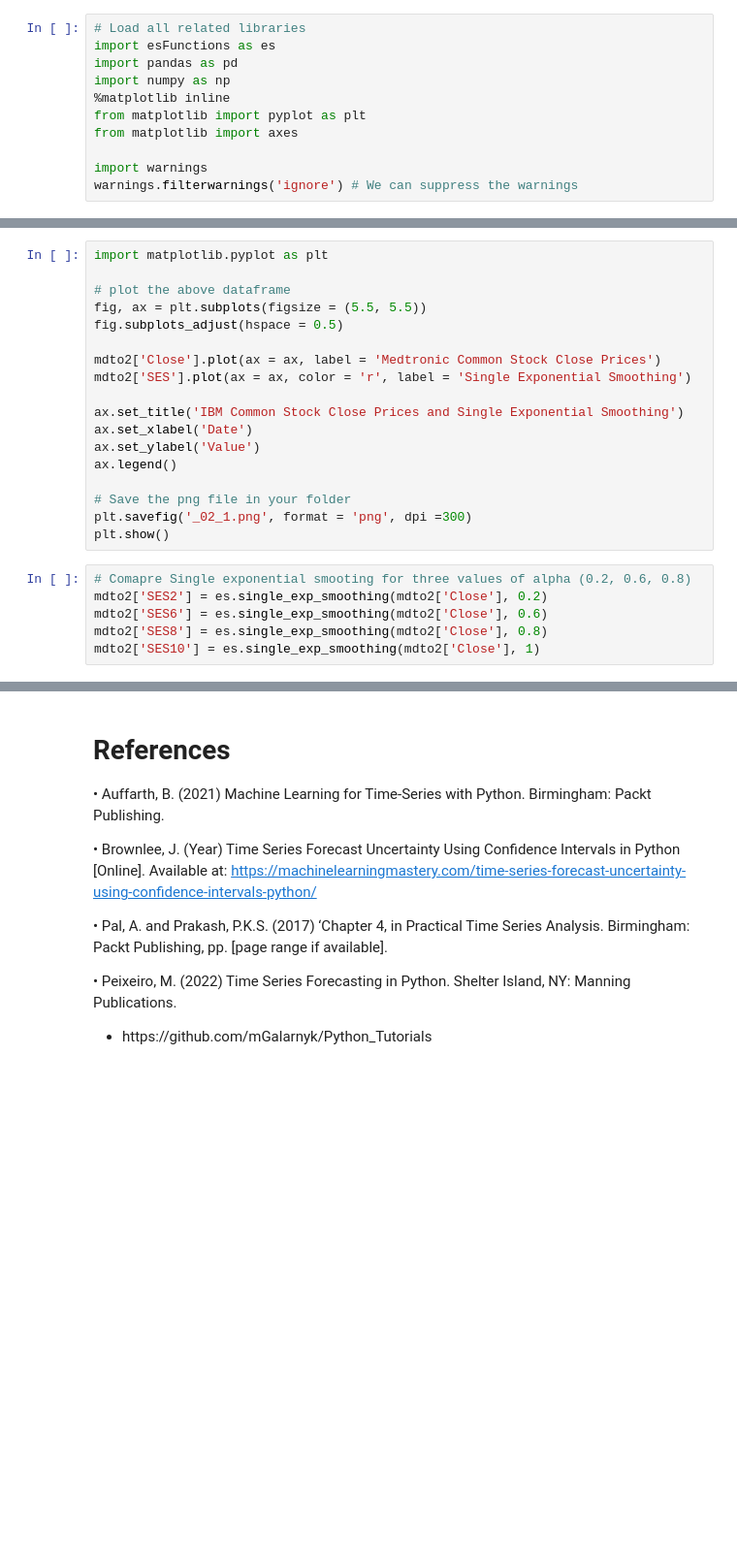
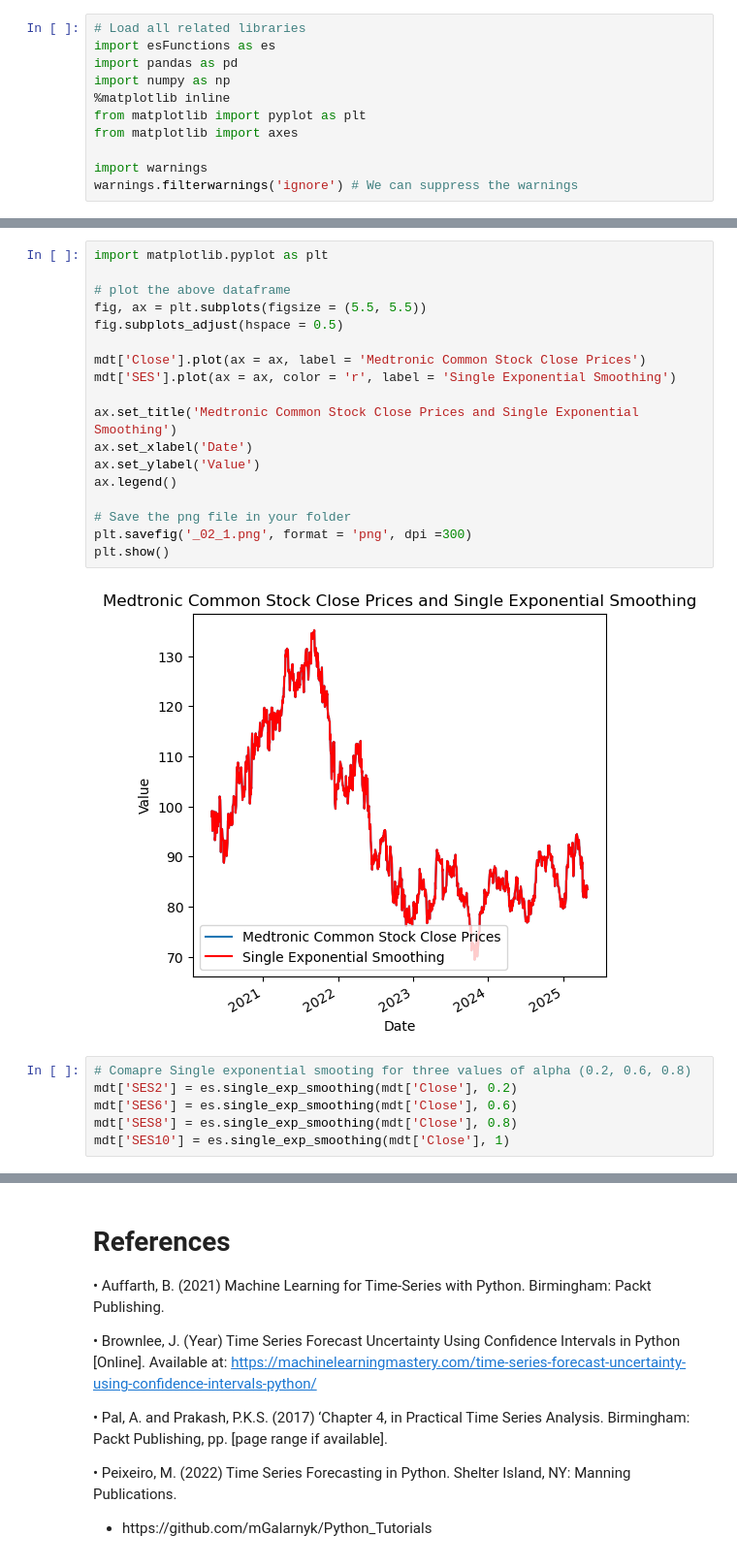
Before and after one commit to CCT-Dublin/capstone-project-JeissonSPreciado, a Jupyter notebook: MDT.ipynb, the cells around one changed output, grey strips where cells are left out. Shown at 97% size. Drawn from its saved outputs; the diff is of its cells as text; blank space fills up the shorter version.

```diff
--- a/MDT.ipynb
+++ b/MDT.ipynb
@@ -974,27 +1021,29 @@ plt.show()
 # %%
 import matplotlib.pyplot as plt
 
 # plot the above dataframe
 fig, ax = plt.subplots(figsize = (5.5, 5.5))
 fig.subplots_adjust(hspace = 0.5)
 
-mdto2['Close'].plot(ax = ax, label = 'Medtronic Common Stock Close Prices')
-mdto2['SES'].plot(ax = ax, color = 'r', label = 'Single Exponential Smoothing')
+mdt['Close'].plot(ax = ax, label = 'Medtronic Common Stock Close Prices')
+mdt['SES'].plot(ax = ax, color = 'r', label = 'Single Exponential Smoothing')
 
-ax.set_title('IBM Common Stock Close Prices and Single Exponential Smoothing')
+ax.set_title('Medtronic Common Stock Close Prices and Single Exponential Smoothing')
 ax.set_xlabel('Date')
 ax.set_ylabel('Value')
 ax.legend()
 
 # Save the png file in your folder
 plt.savefig('_02_1.png', format = 'png', dpi =300)
 plt.show()
+# %% [output]
+[figure, added]
 # %%
 # Comapre Single exponential smooting for three values of alpha (0.2, 0.6, 0.8)
-mdto2['SES2'] = es.single_exp_smoothing(mdto2['Close'], 0.2)
-mdto2['SES6'] = es.single_exp_smoothing(mdto2['Close'], 0.6)
-mdto2['SES8'] = es.single_exp_smoothing(mdto2['Close'], 0.8)
-mdto2['SES10'] = es.single_exp_smoothing(mdto2['Close'], 1)
+mdt['SES2'] = es.single_exp_smoothing(mdt['Close'], 0.2)
+mdt['SES6'] = es.single_exp_smoothing(mdt['Close'], 0.6)
+mdt['SES8'] = es.single_exp_smoothing(mdt['Close'], 0.8)
+mdt['SES10'] = es.single_exp_smoothing(mdt['Close'], 1)
 # %%
 # plot three figures for three values of alpha
 f, axarr = plt.subplots(3, sharex = True)
```
Also changed, not shown: parts of 15 cells of this notebook, 3 other files.
